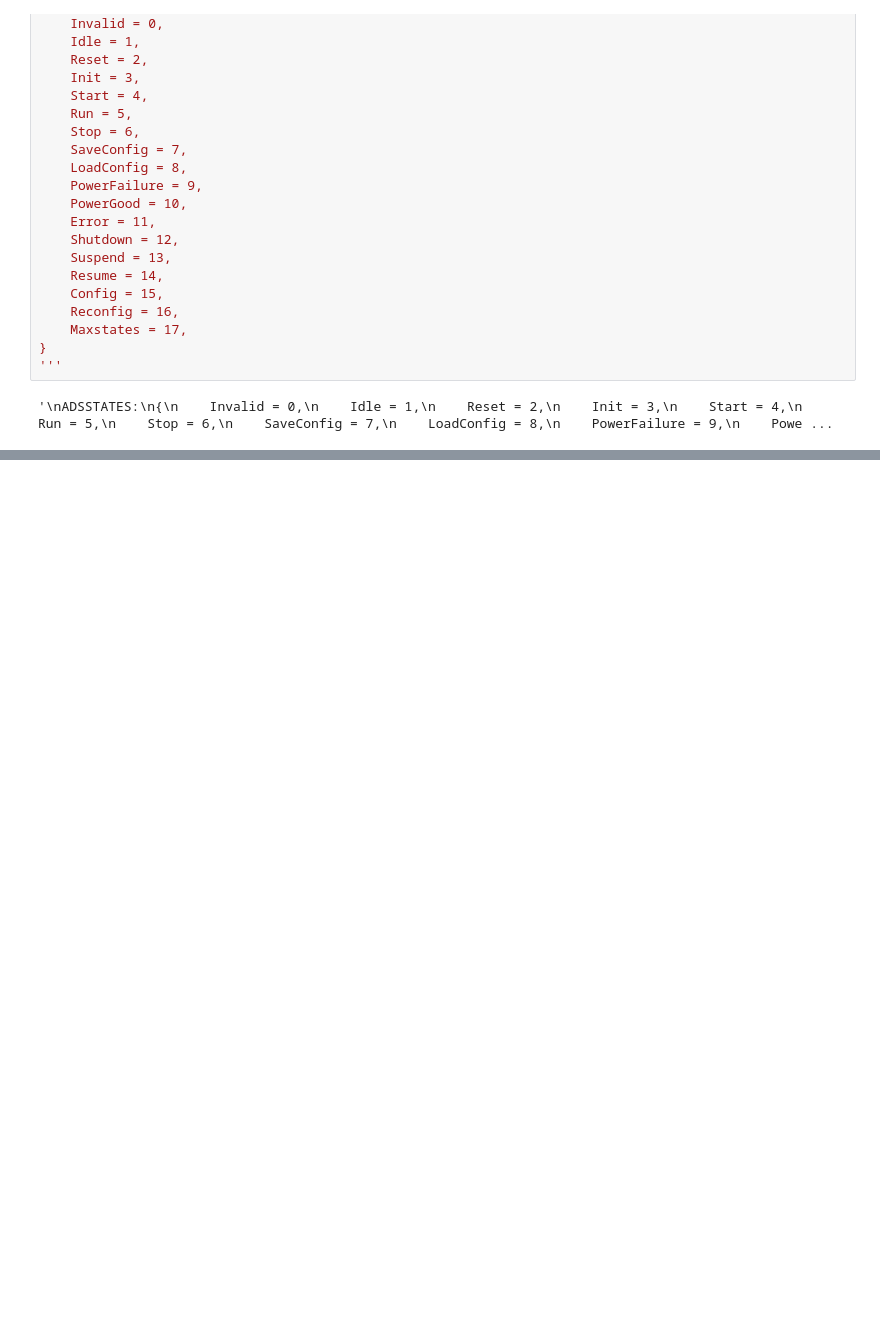
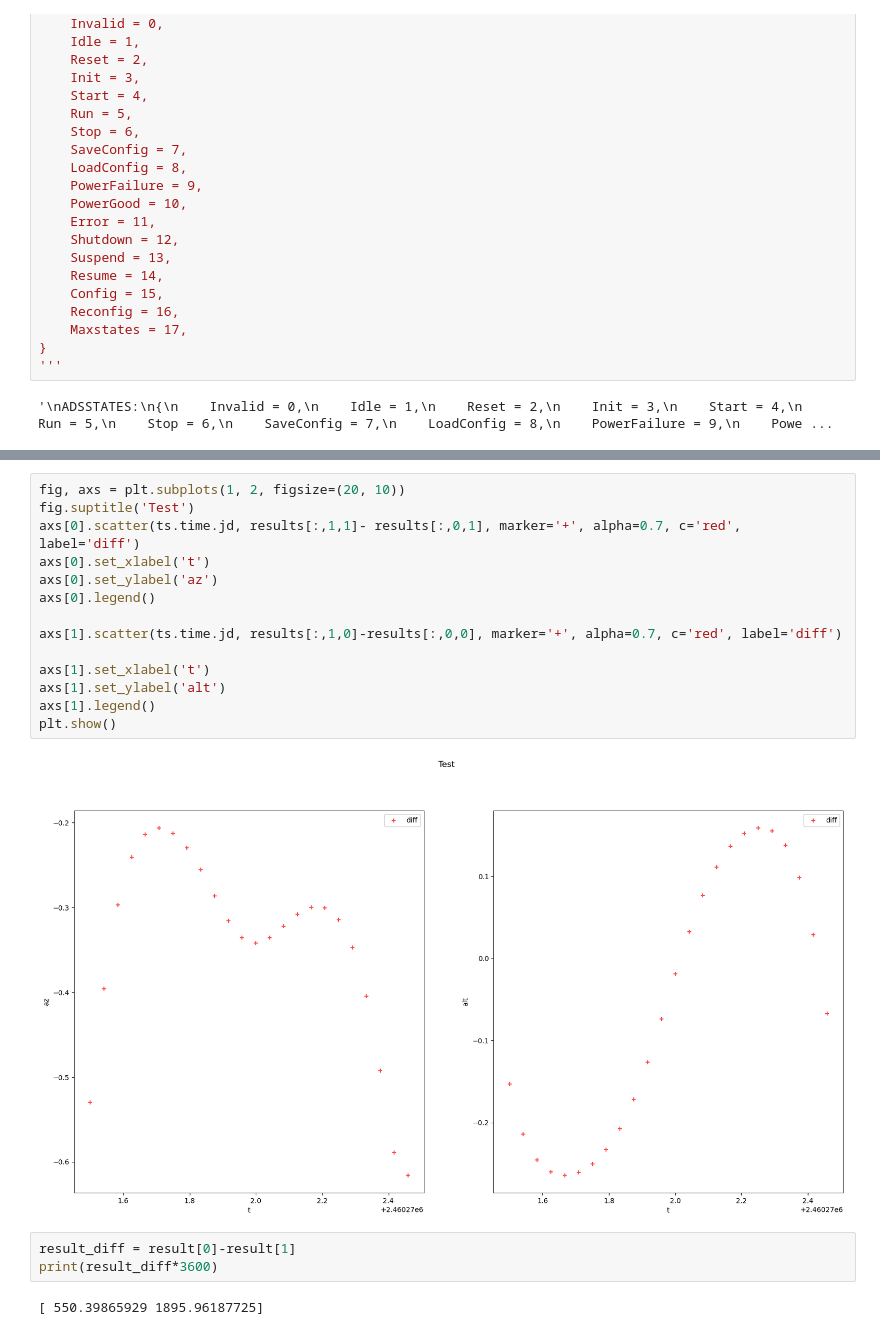
Before and after one commit to BROTLib/AstroBROT, a Jupyter notebook: testing/BROT_test.ipynb, the cells around one changed output, grey strips where cells are left out. Drawn from its saved outputs; the diff is of its cells as text; blank space fills up the shorter version.

```diff
--- a/testing/BROT_test.ipynb
+++ b/testing/BROT_test.ipynb
@@ -114,0 +193,21 @@ plt.show()
+# %%
+fig, axs = plt.subplots(1, 2, figsize=(20, 10))
+fig.suptitle('Test')
+axs[0].scatter(ts.time.jd, results[:,1,1]- results[:,0,1], marker='+', alpha=0.7, c='red', label='diff')
+axs[0].set_xlabel('t')
+axs[0].set_ylabel('az')
+axs[0].legend()
+
+axs[1].scatter(ts.time.jd, results[:,1,0]-results[:,0,0], marker='+', alpha=0.7, c='red', label='diff')
+
+axs[1].set_xlabel('t')
+axs[1].set_ylabel('alt')
+axs[1].legend()
+plt.show()
+# %% [output]
+[figure, added]
+# %%
+result_diff = result[0]-result[1]
+print(result_diff*3600)
+# %% [output]
+[ 550.39865929 1895.96187725]
```
Also changed, not shown: parts of 8 cells of this notebook, 23 other files.
